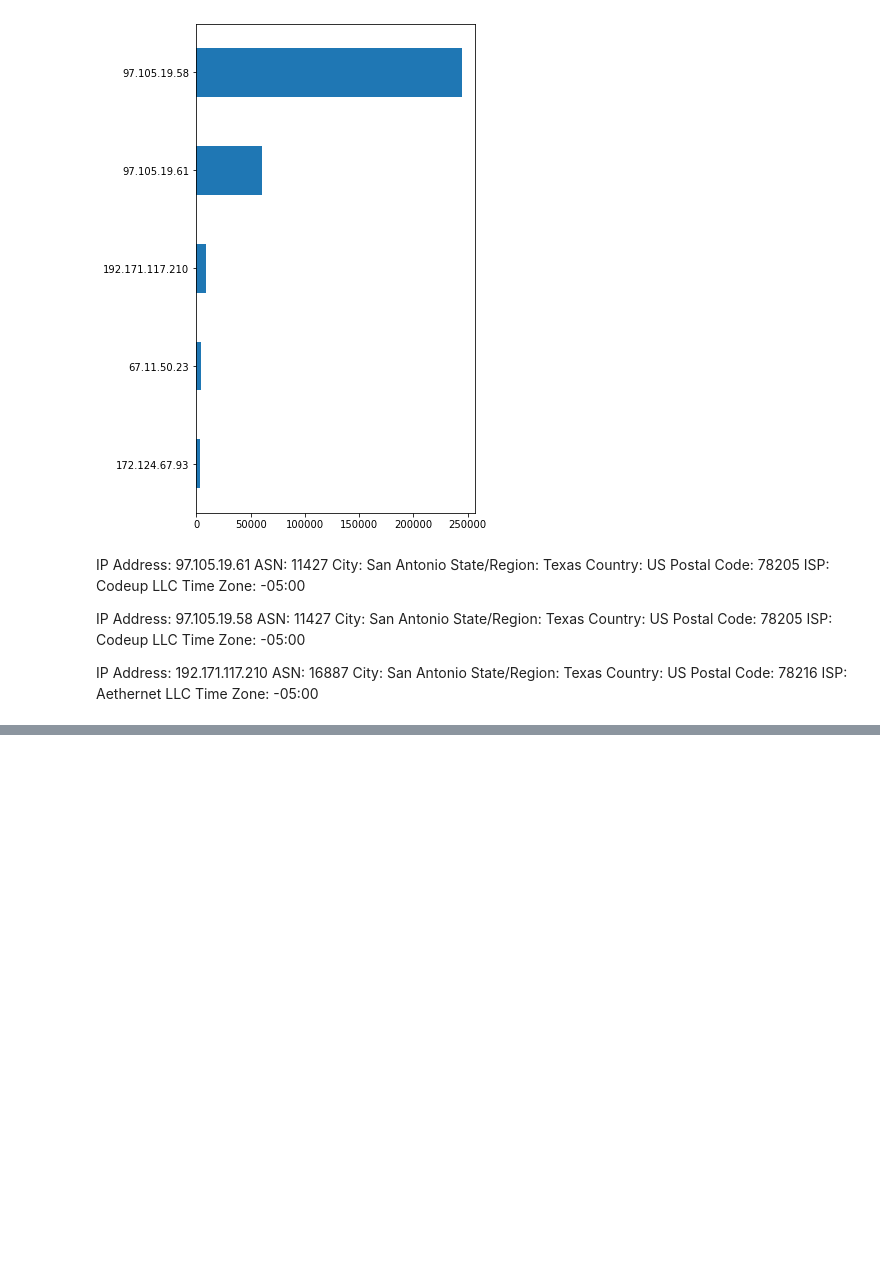
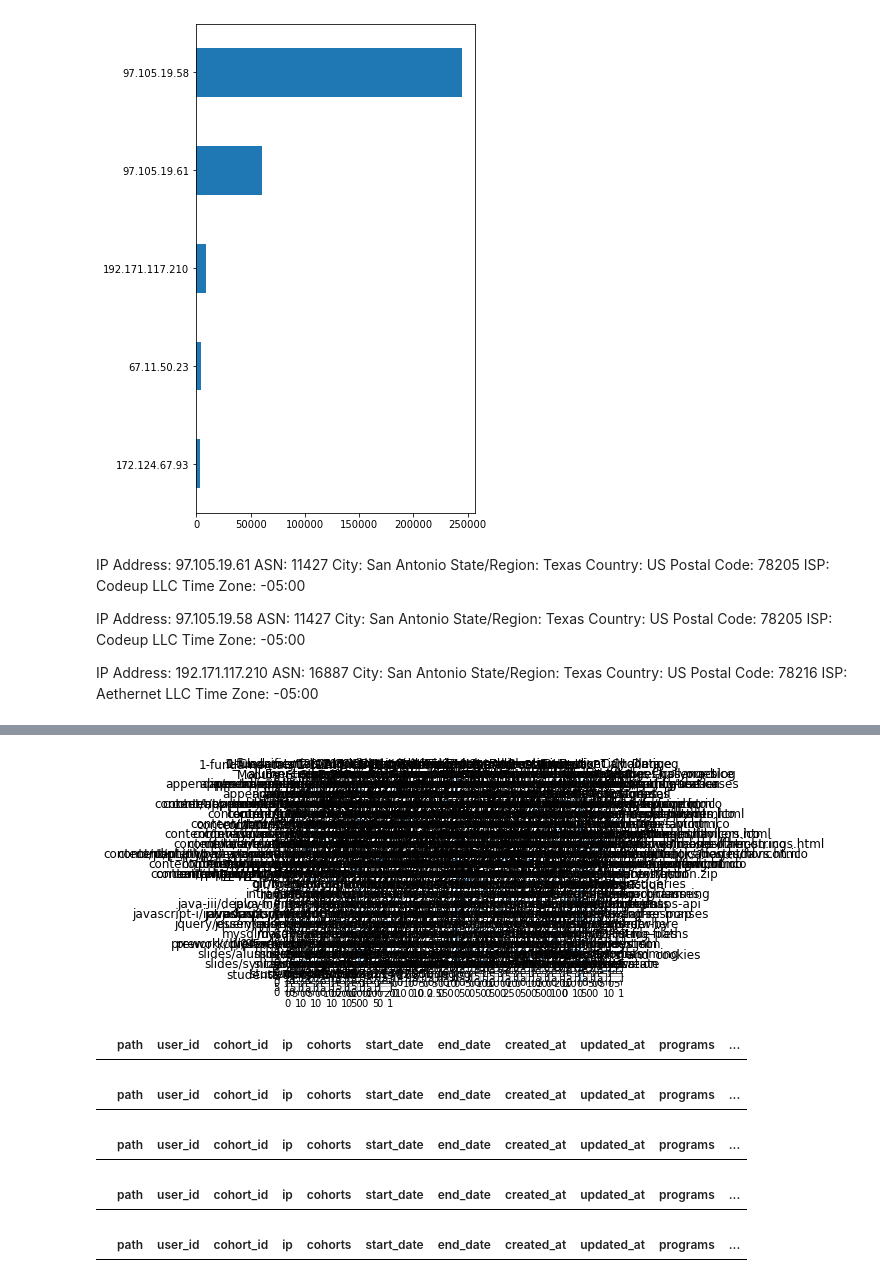
Before and after one commit to Jason-R-Turner/anomaly-detection-exercises, a Jupyter notebook: scratch_jason.ipynb, the cells around one changed output, grey strips where cells are left out. Cells and saved outputs as stored; diff of their text form; code cells hidden in the pictures; blank space fills up the shorter version.

```diff
--- a/scratch_jason.ipynb
+++ b/scratch_jason.ipynb
@@ -312,0 +329,7 @@ round(cohort_counts/user_counts).sort_values()
+# %%
+# convert columns with dates to datetime
+dates = ['start_date', 'end_date', 'created_at', 'updated_at']
+for col in dates:
+    q2_df[col] = pd.to_datetime(df[col])
+# %%
+q2_df = q2_df[q2_df['end_date'] <= q2_df['created_at']]
@@ -312,0 +413,3 @@ round(cohort_counts/user_counts).sort_values()
+# %%
+cohort_lessons = pd.crosstab(q2_df.cohorts, q2_df.path)
+cohort_lessons
@@ -312,0 +429,30 @@ round(cohort_counts/user_counts).sort_values()
+# %%
+cohort_lessons.hist()
+plt.show()
+# %% [output]
+[figure, added]
+# %%
+ceres = q2_df[q2_df['cohorts']=='ceres']
+ceres
+# %% [output]
+|  | path | user_id | cohort_id | ip | cohorts | start_date | end_date | created_at | updated_at | programs | ... |
+# %%
+zion = q2_df[q2_df['cohorts']=='zion']
+zion
+# %% [output]
+|  | path | user_id | cohort_id | ip | cohorts | start_date | end_date | created_at | updated_at | programs | ... |
+# %%
+jupiter = q2_df[q2_df['cohorts']=='jupiter']
+jupiter
+# %% [output]
+|  | path | user_id | cohort_id | ip | cohorts | start_date | end_date | created_at | updated_at | programs | ... |
+# %%
+fortuna = q2_df[q2_df['cohorts']=='fortuna']
+fortuna
+# %% [output]
+|  | path | user_id | cohort_id | ip | cohorts | start_date | end_date | created_at | updated_at | programs | ... |
+# %%
+voyageurs = q2_df[q2_df['cohorts']=='voyageurs']
+voyageurs
+# %% [output]
+|  | path | user_id | cohort_id | ip | cohorts | start_date | end_date | created_at | updated_at | programs | ... |
```
Also changed, not shown: parts of 68 cells of this notebook, 2 other files.
